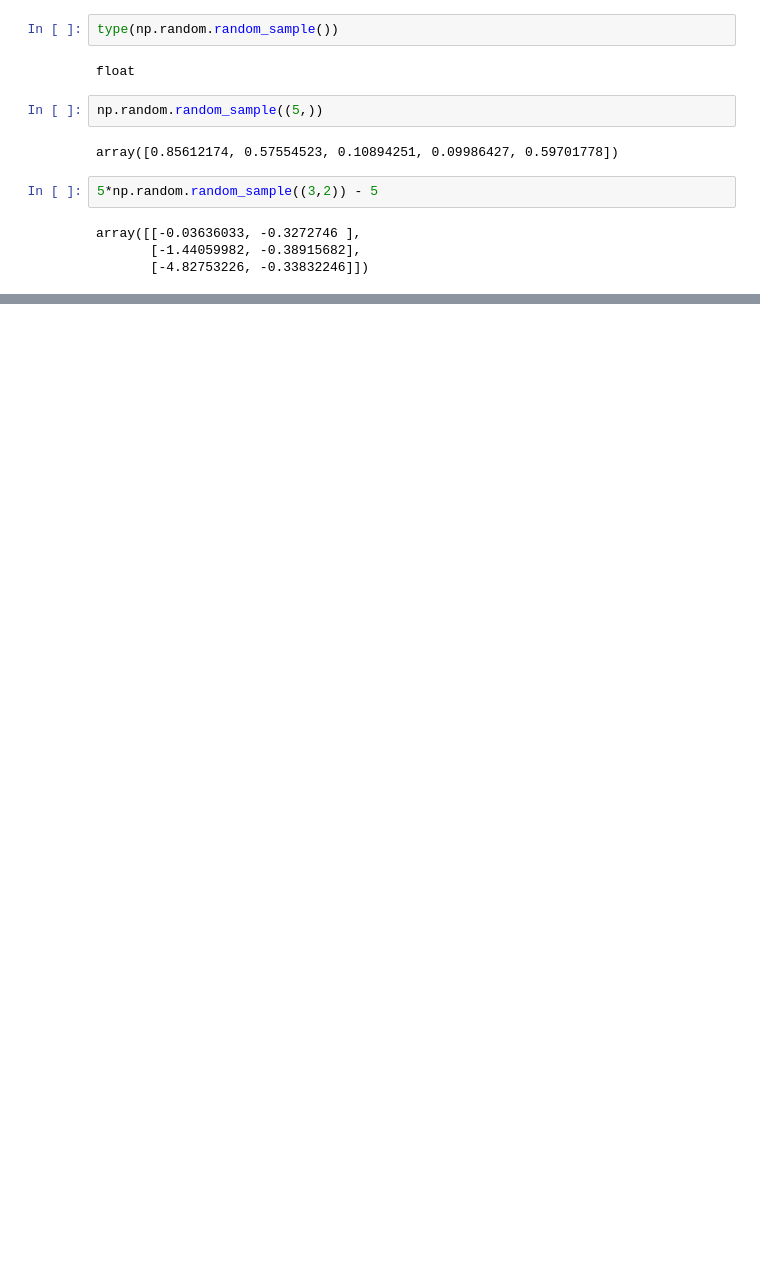
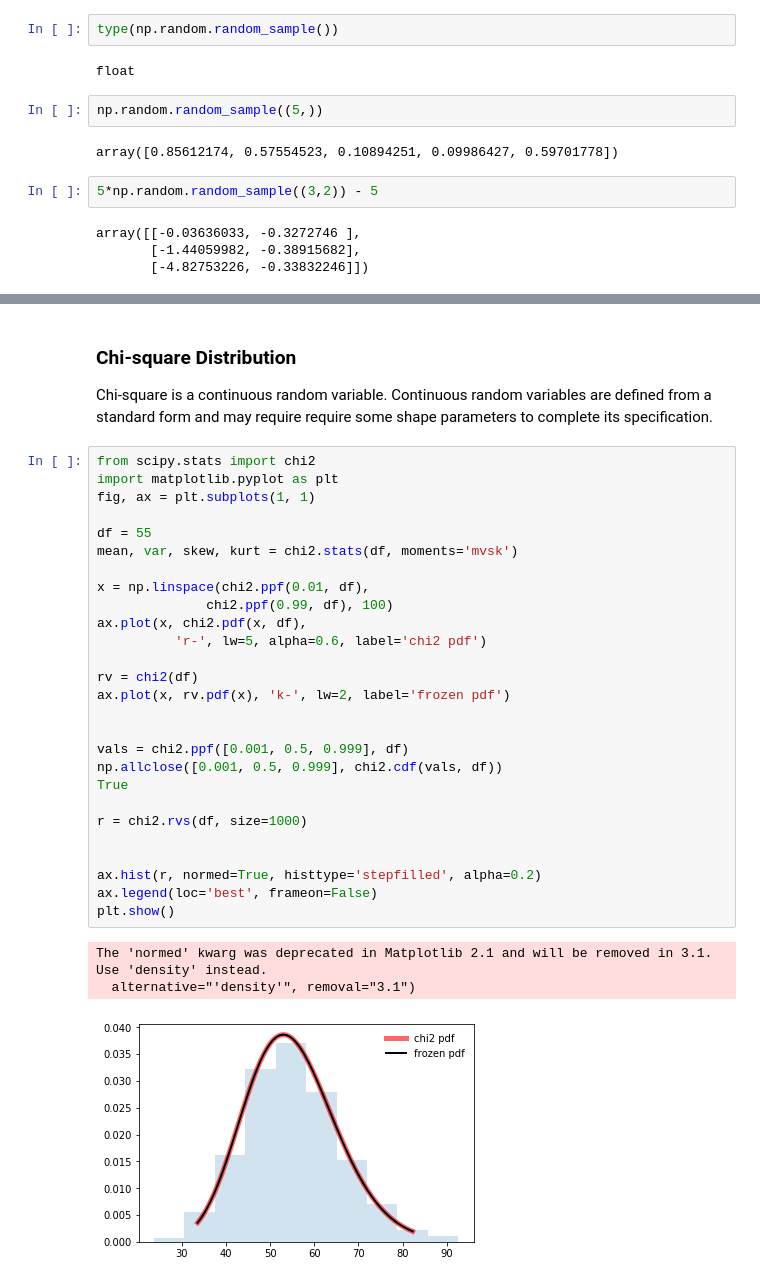
Before and after one commit to NiamhOL/programming-for-data-analysis-2019, a Jupyter notebook: Programming for Data Analysis Practical Assignment 2019.ipynb, the cells around one changed output, grey strips where cells are left out. Cells and saved outputs as stored; diff of their text form; blank space fills up the shorter version.

```diff
--- a/Programming for Data Analysis Practical Assignment 2019.ipynb
+++ b/Programming for Data Analysis Practical Assignment 2019.ipynb
@@ -101,0 +150,35 @@ array([[-0.03636033, -0.3272746 ],
+# %% [markdown]
+### Chi-square Distribution ###
+
+Chi-square is a continuous random variable. Continuous random variables are defined from a standard form and may require require some shape parameters to complete its specification.
+# %%
+from scipy.stats import chi2
+import matplotlib.pyplot as plt
+fig, ax = plt.subplots(1, 1)
+
+df = 55
+mean, var, skew, kurt = chi2.stats(df, moments='mvsk')
+
+x = np.linspace(chi2.ppf(0.01, df),
+              chi2.ppf(0.99, df), 100)
+ax.plot(x, chi2.pdf(x, df),
+          'r-', lw=5, alpha=0.6, label='chi2 pdf')
+
+rv = chi2(df)
+ax.plot(x, rv.pdf(x), 'k-', lw=2, label='frozen pdf')
+
+
+vals = chi2.ppf([0.001, 0.5, 0.999], df)
+np.allclose([0.001, 0.5, 0.999], chi2.cdf(vals, df))
+True
+
+r = chi2.rvs(df, size=1000)
+
+
+ax.hist(r, normed=True, histtype='stepfilled', alpha=0.2)
+ax.legend(loc='best', frameon=False)
+plt.show()
+# %% [output]
+The 'normed' kwarg was deprecated in Matplotlib 2.1 and will be removed in 3.1. Use 'density' instead.
+  alternative="'density'", removal="3.1")
+[figure, added]
```
Also changed, not shown: parts of 10 cells of this notebook.
